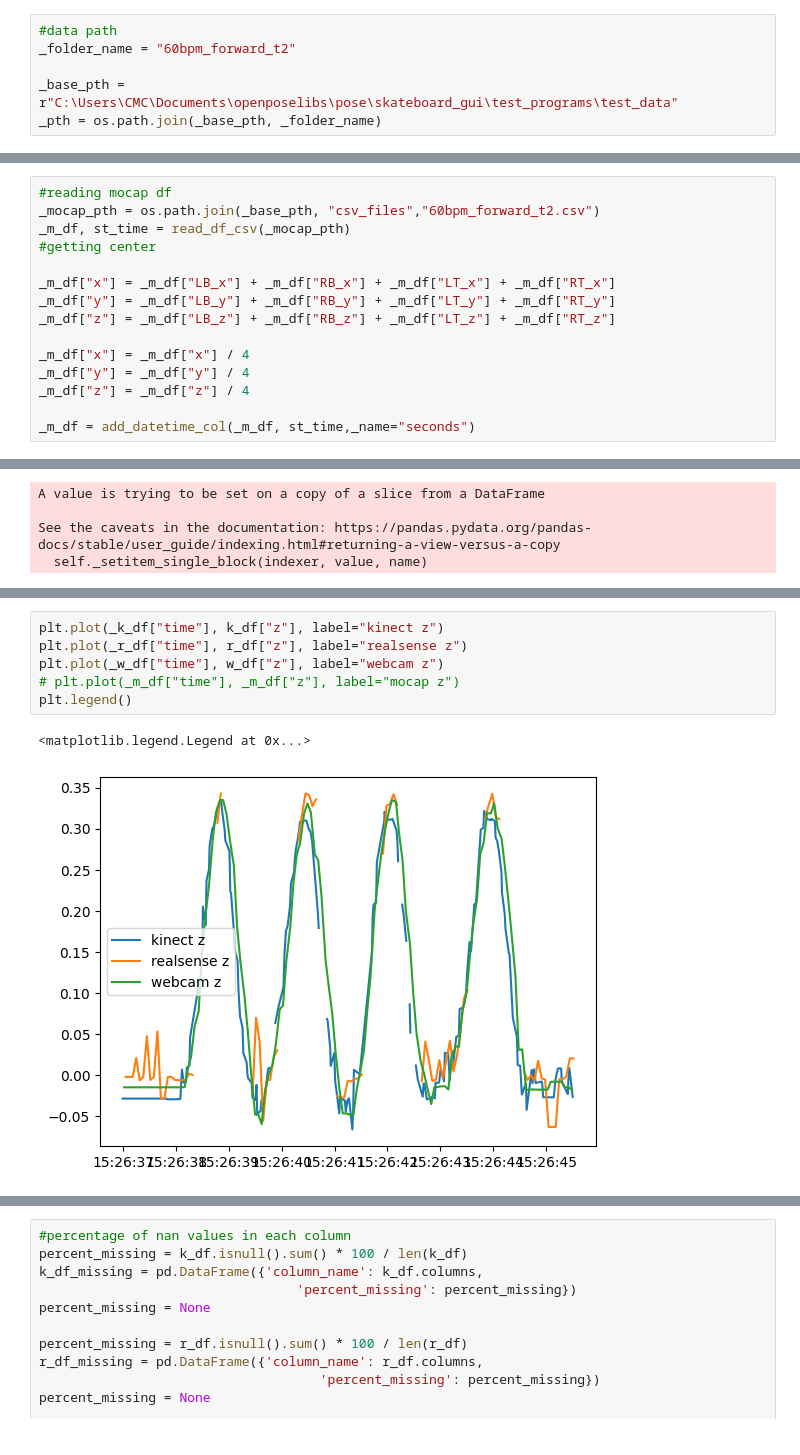
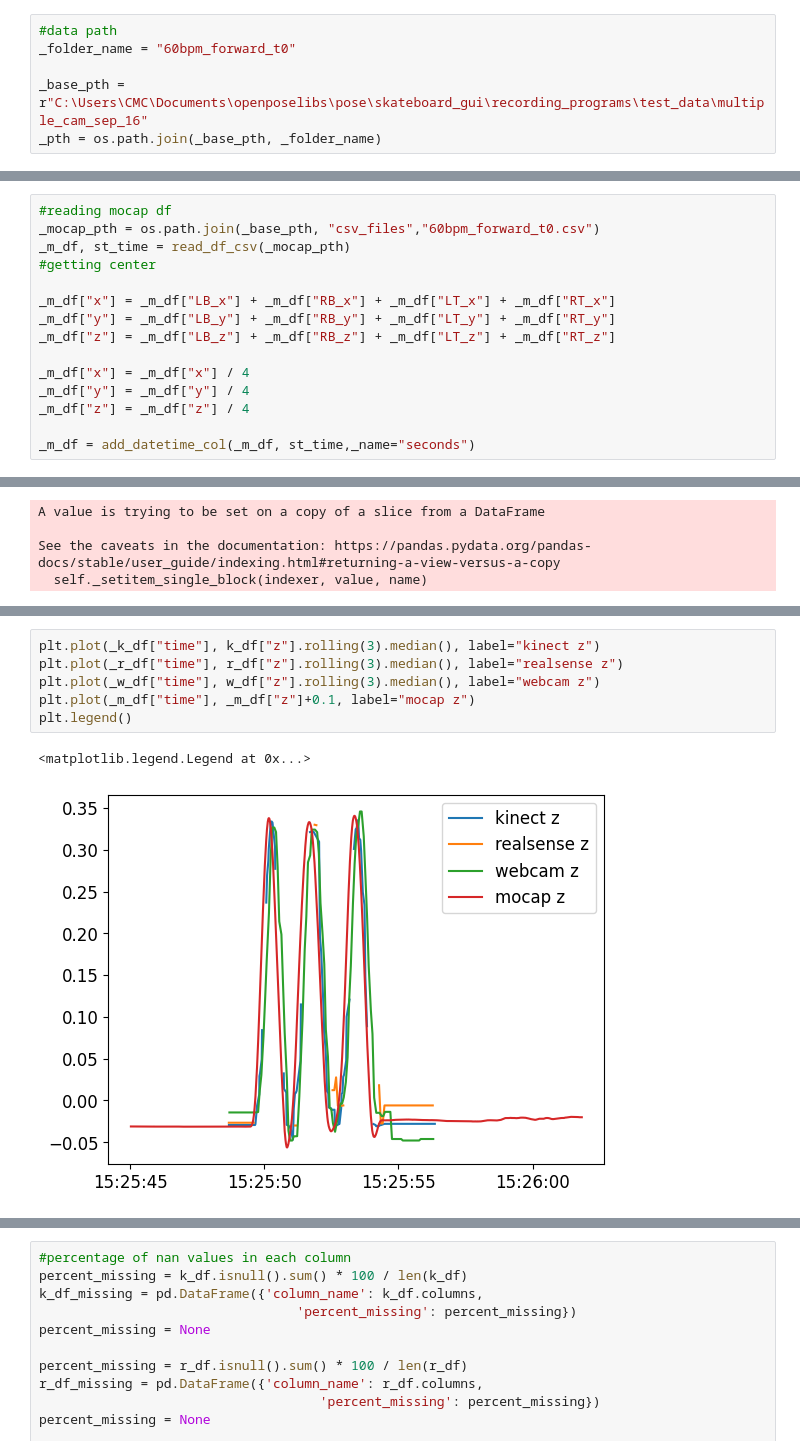
Before and after one commit to SujithChristopher/skateboard_gui, a Jupyter notebook: ipy_notebooks/analysis.ipynb, the cells around one changed output, grey strips where cells are left out. Saved outputs shown, nothing was run; the diff lists cells and outputs as text.

```diff
--- a/ipy_notebooks/analysis.ipynb
+++ b/ipy_notebooks/analysis.ipynb
@@ -14,8 +15,8 @@ from support.calculations_support import *
 # %%
 #data path
-_folder_name = "60bpm_forward_t2"
+_folder_name = "60bpm_forward_t0"
 
-_base_pth = r"C:\Users\CMC\Documents\openposelibs\pose\skateboard_gui\test_programs\test_data"
+_base_pth = r"C:\Users\CMC\Documents\openposelibs\pose\skateboard_gui\recording_programs\test_data\multiple_cam_sep_16"
 _pth = os.path.join(_base_pth, _folder_name)
 # %%
 #calibration path
@@ -86,7 +87,7 @@ returning dataframe
 returning dataframe
 # %%
 #reading mocap df
-_mocap_pth = os.path.join(_base_pth, "csv_files","60bpm_forward_t2.csv")
+_mocap_pth = os.path.join(_base_pth, "csv_files","60bpm_forward_t0.csv")
 _m_df, st_time = read_df_csv(_mocap_pth)
 #getting center
 
@@ -147,9 +148,9 @@ plt.legend()
 # %%
-plt.plot(_k_df["time"], k_df["z"], label="kinect z")
-plt.plot(_r_df["time"], r_df["z"], label="realsense z")
-plt.plot(_w_df["time"], w_df["z"], label="webcam z")
-# plt.plot(_m_df["time"], _m_df["z"], label="mocap z")
+plt.plot(_k_df["time"], k_df["z"].rolling(3).median(), label="kinect z")
+plt.plot(_r_df["time"], r_df["z"].rolling(3).median(), label="realsense z")
+plt.plot(_w_df["time"], w_df["z"].rolling(3).median(), label="webcam z")
+plt.plot(_m_df["time"], _m_df["z"]+0.1, label="mocap z")
 plt.legend()
 # %% [output]
 <matplotlib.legend.Legend at 0x...>
-[figure, old version]
+[figure, new version]
```
Also changed, not shown: parts of 5 cells of this notebook, 3 other files.
